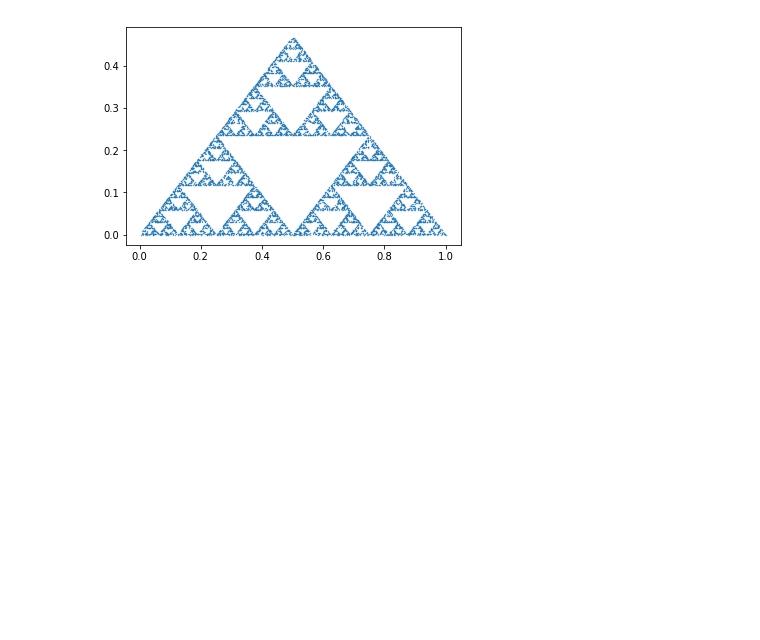
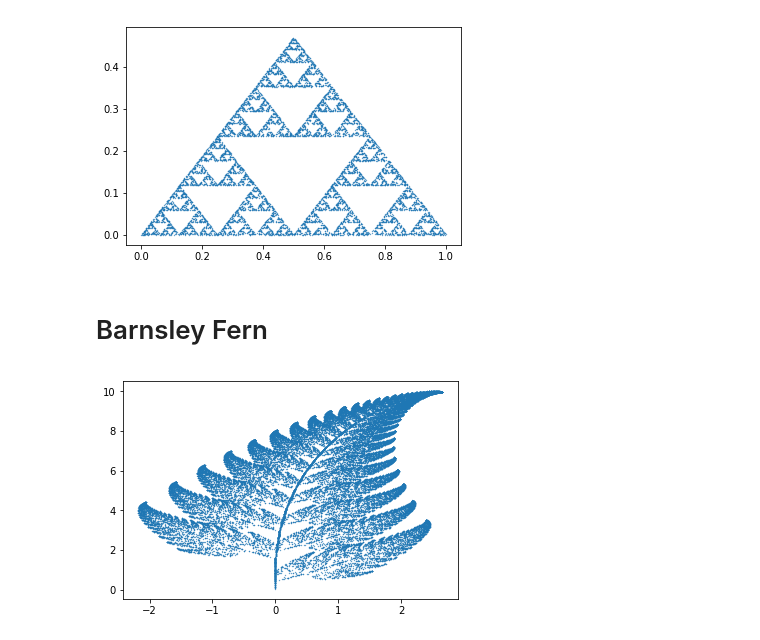
Before and after one commit to GuilhermeFreire/attractors, a Jupyter notebook: attractors.ipynb, the cells around one changed output. Saved outputs shown, nothing was run; the diff lists cells and outputs as text; code cells hidden in the pictures; blank space fills up the shorter version.

Commit message:
Added Barnsley Fern

```diff
--- a/attractors.ipynb
+++ b/attractors.ipynb
@@ -30,3 +32,45 @@ plt.scatter(X, Y, s=0.1)
 plt.show()
 # %% [output]
 [figure]
+# %%
+def barnsley_transforms(point, case):
+    if case == 0:
+        return np.array([[0.0, 0.0], [0.0, 0.16]]).dot(point)
+    if case == 1:
+        return np.array([[0.85, 0.04], [-0.04, 0.85]]).dot(point) + np.array([0.0, 1.6])
+    if case == 2:
+        return np.array([[0.2, -0.26], [0.23, 0.22]]).dot(point) + np.array([0.0, 1.6])
+    if case == 3:
+        return np.array([[-0.15, 0.28], [0.26, 0.24]]).dot(point) + np.array([0.0, 0.44])
+
+def rand_transform(p):
+    r = random()
+    if r < 0.01:
+        return barnsley_transforms(p, 0)
+    if r < 0.86:
+        return barnsley_transforms(p, 1)
+    if r < 0.93:
+        return barnsley_transforms(p, 2)
+
+    return barnsley_transforms(p, 3)
+
+
+def gen_fern(iterations):
+    p = np.array([0.0, 0.0])
+    steps = []
+    for i in range(iterations):
+        p = rand_transform(p)
+        steps.append(p)
+    return np.array(steps)
+# %% [markdown]
+# Barnsley Fern
+# %%
+barnsley_fern = gen_fern(50000)
+
+X2 = barnsley_fern[:, 0]
+Y2 = barnsley_fern[:, 1]
+
+plt.scatter(X2, Y2, s=0.1)
+plt.show()
+# %% [output]
+[figure, added]
```
Also changed, not shown: parts of 2 cells of this notebook.
